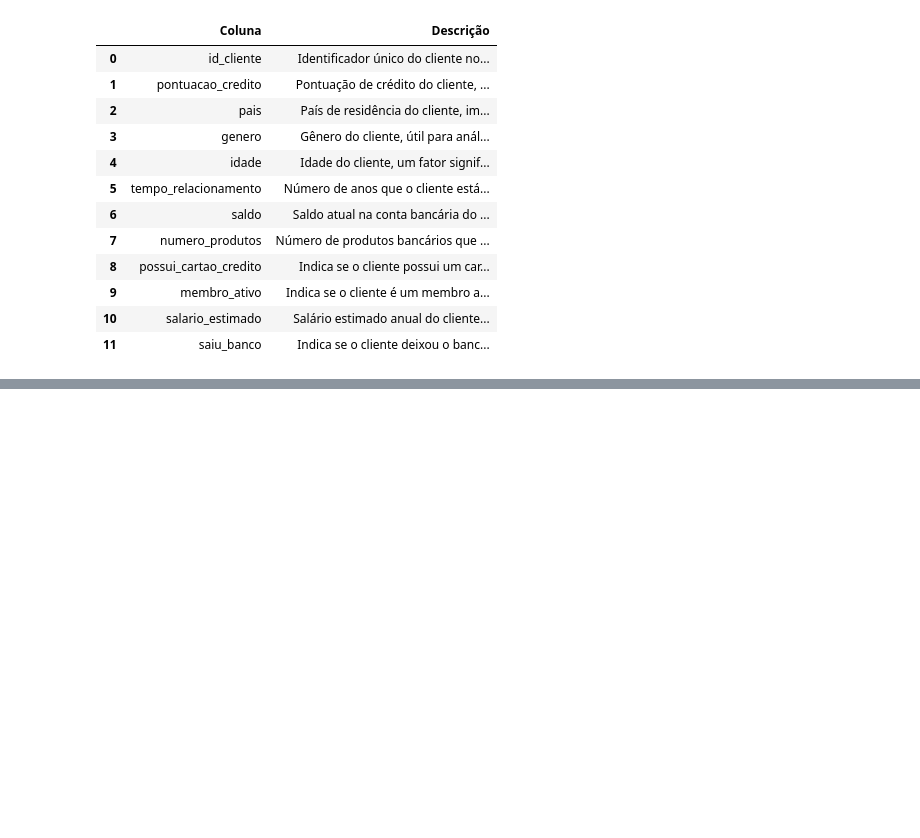
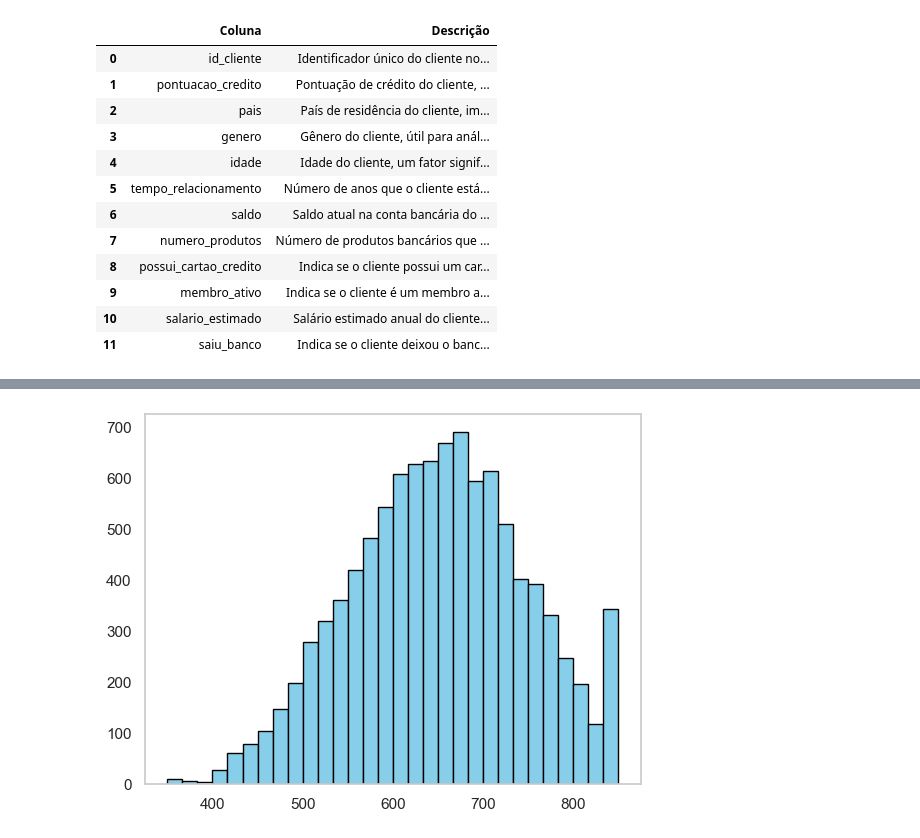
Before and after one commit to tnleite/blue-bank-customer-churn-eda, a Jupyter notebook: 02-Analise/blue-bank-costumer-churn-eda.ipynb, the cells around one changed output, grey strips where cells are left out. Drawn from its saved outputs; the diff is of its cells as text; code cells hidden in the pictures; blank space fills up the shorter version.

```diff
--- a/02-Analise/blue-bank-costumer-churn-eda.ipynb
+++ b/02-Analise/blue-bank-costumer-churn-eda.ipynb
@@ -369,0 +450,5 @@ Descrição atualizada das colunas do DataFrame:
+# %%
+plt.hist(df["pontuacao_credito"], bins = 30, color = "skyblue", edgecolor = "black");
+plt.grid(False)
+# %% [output]
+[figure, added]
```
Also changed, not shown: parts of 28 cells of this notebook.
